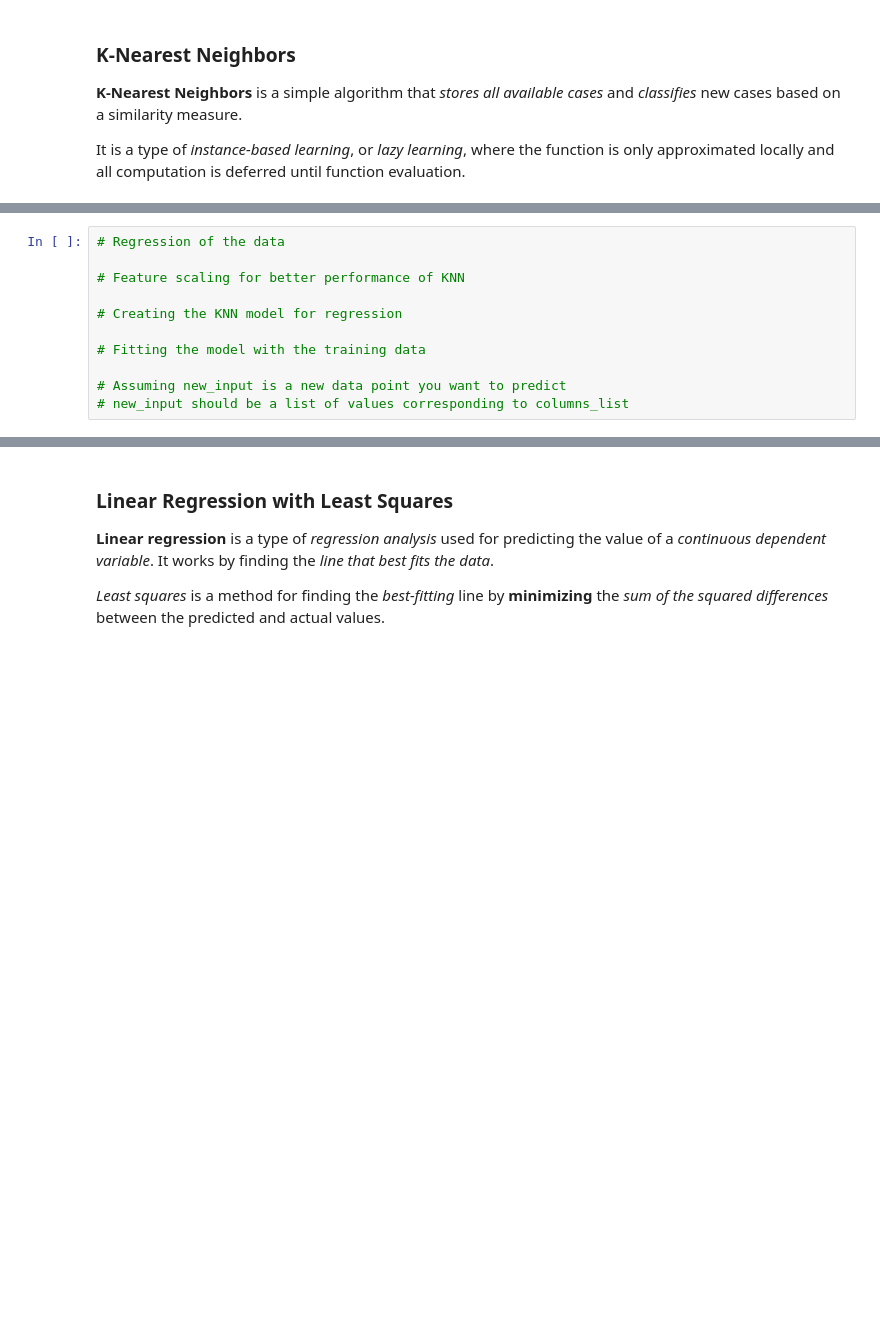
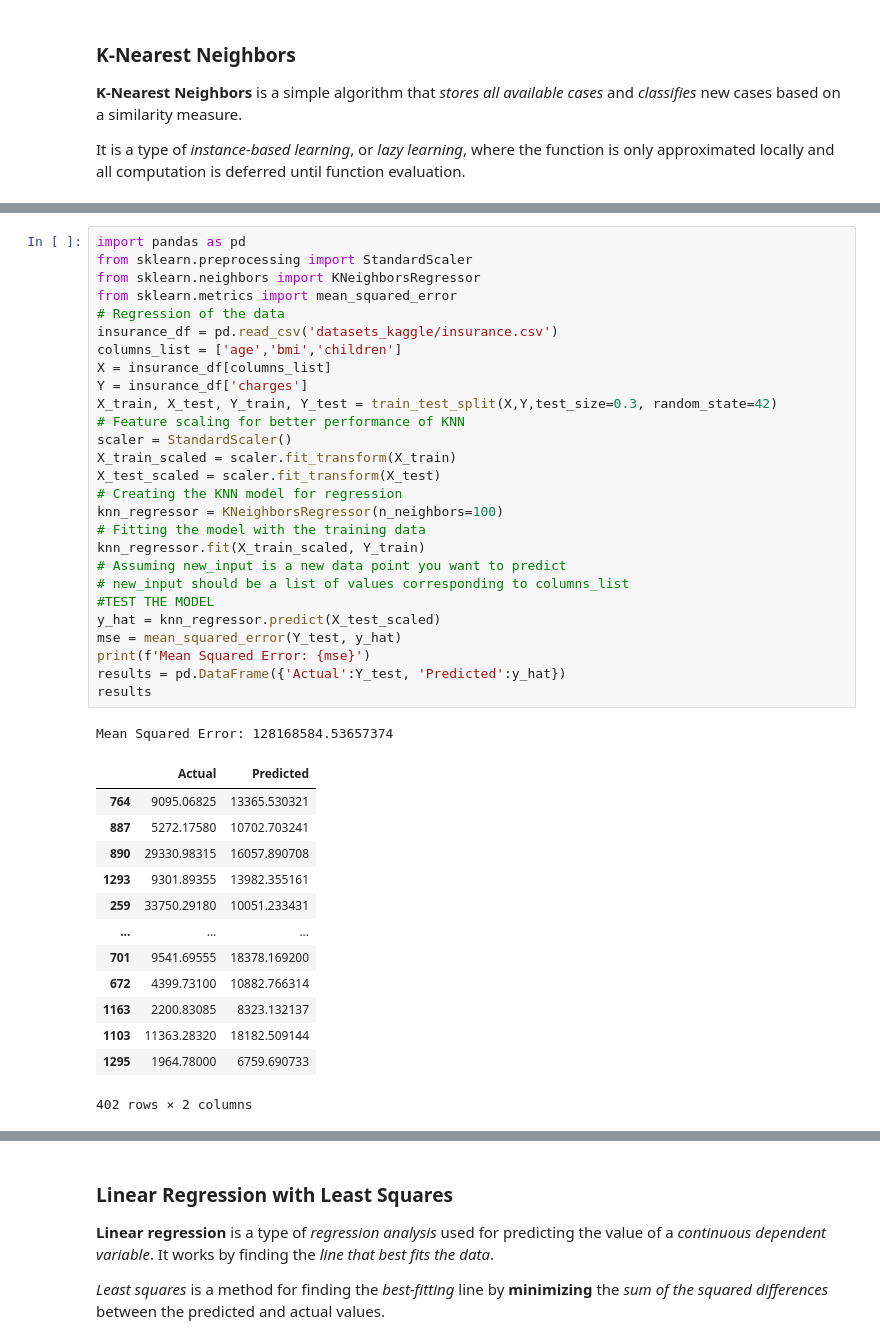
Before and after one commit to NicoG2023/Data_Science_Introduction, a Jupyter notebook: Classes/MachineLearning.ipynb, the cells around one changed output, grey strips where cells are left out. Cells and saved outputs as stored; diff of their text form; blank space fills up the shorter version.

```diff
--- a/Classes/MachineLearning.ipynb
+++ b/Classes/MachineLearning.ipynb
@@ -53,11 +117,42 @@ until function evaluation.
 # %%
+import pandas as pd
+from sklearn.preprocessing import StandardScaler
+from sklearn.neighbors import KNeighborsRegressor
+from sklearn.metrics import mean_squared_error
 # Regression of the data
-
+insurance_df = pd.read_csv('datasets_kaggle/insurance.csv')
+columns_list = ['age','bmi','children']
+X = insurance_df[columns_list]
+Y = insurance_df['charges']
+X_train, X_test, Y_train, Y_test = train_test_split(X,Y,test_size=0.3, random_state=42)
 # Feature scaling for better performance of KNN
-
+scaler = StandardScaler()
+X_train_scaled = scaler.fit_transform(X_train)
+X_test_scaled = scaler.fit_transform(X_test)
 # Creating the KNN model for regression
-
+knn_regressor = KNeighborsRegressor(n_neighbors=100)
 # Fitting the model with the training data
-
+knn_regressor.fit(X_train_scaled, Y_train)
 # Assuming new_input is a new data point you want to predict
 # new_input should be a list of values corresponding to columns_list
+#TEST THE MODEL
+y_hat = knn_regressor.predict(X_test_scaled)
+mse = mean_squared_error(Y_test, y_hat)
+print(f'Mean Squared Error: {mse}')
+results = pd.DataFrame({'Actual':Y_test, 'Predicted':y_hat})
+results
+# %% [output]
+Mean Squared Error: 128168584.53657374
+|  | Actual | Predicted |
+| 764 | 9095.06825 | 13365.530321 |
+| 887 | 5272.17580 | 10702.703241 |
+| 890 | 29330.98315 | 16057.890708 |
+| 1293 | 9301.89355 | 13982.355161 |
+| 259 | 33750.29180 | 10051.233431 |
+| ... | ... | ... |
+| 701 | 9541.69555 | 18378.169200 |
+| 672 | 4399.73100 | 10882.766314 |
+| 1163 | 2200.83085 | 8323.132137 |
+| 1103 | 11363.28320 | 18182.509144 |
+| 1295 | 1964.78000 | 6759.690733 |
+402 rows × 2 columns
```
Also changed, not shown: parts of 5 cells of this notebook, 3 other files.
